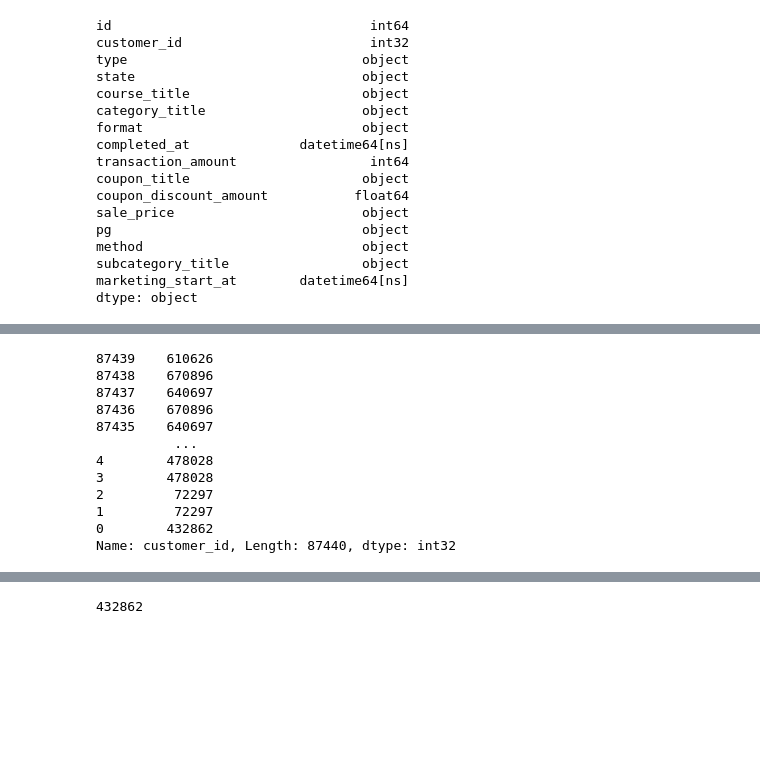
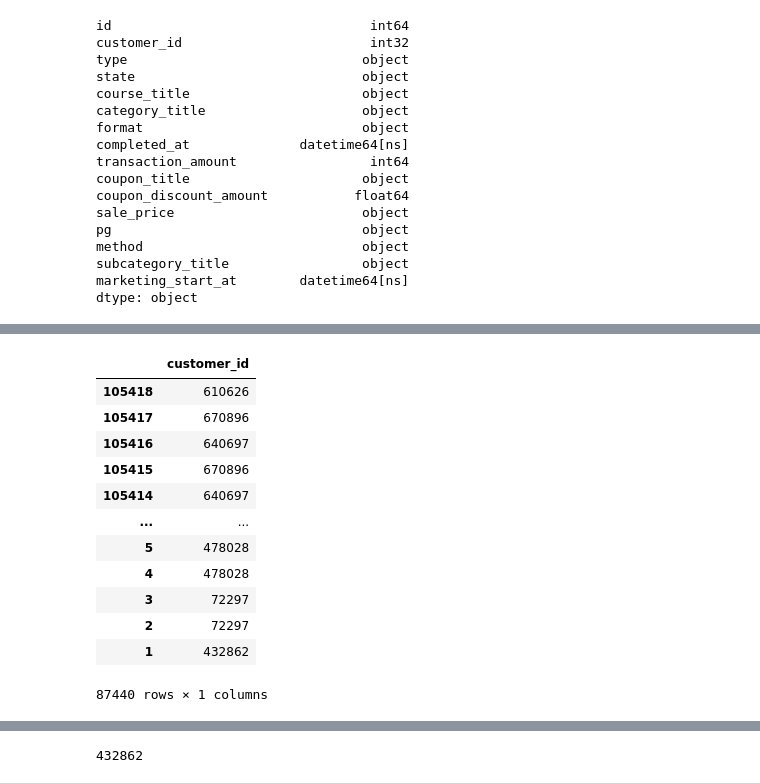
Before and after one commit to jaeseung11/Fastcampus-EDA, a Jupyter notebook: Fastcampus_EDA_project_2.ipynb, the cells around one changed output, grey strips where cells are left out. Cells and saved outputs as stored; diff of their text form; code cells hidden in the pictures; blank space fills up the shorter version.

```diff
--- a/Fastcampus_EDA_project_2.ipynb
+++ b/Fastcampus_EDA_project_2.ipynb
@@ -324,15 +329,17 @@ fastcampus_copy
 # %%
-fastcampus_copy2['customer_id'].sort_index(ascending=False)
+# 고객ID 번호를 내림차순으로 분류
+fastcampus_copy['customer_id'].sort_index(ascending=False).to_frame()
 # %% [output]
+|  | customer_id |
+| 105418 | 610626 |
+| 105417 | 670896 |
+| 105416 | 640697 |
+| 105415 | 670896 |
+| 105414 | 640697 |
+| ... | ... |
+| 5 | 478028 |
+| 4 | 478028 |
+| 3 | 72297 |
+| 2 | 72297 |
+| 1 | 432862 |
-87439    610626
-87438    670896
-87437    640697
-87436    670896
-87435    640697
-          ...
-4        478028
-3        478028
-2         72297
-1         72297
-0        432862
-Name: customer_id, Length: 87440, dtype: int32
+87440 rows × 1 columns
```
Also changed, not shown: parts of 59 cells of this notebook.
